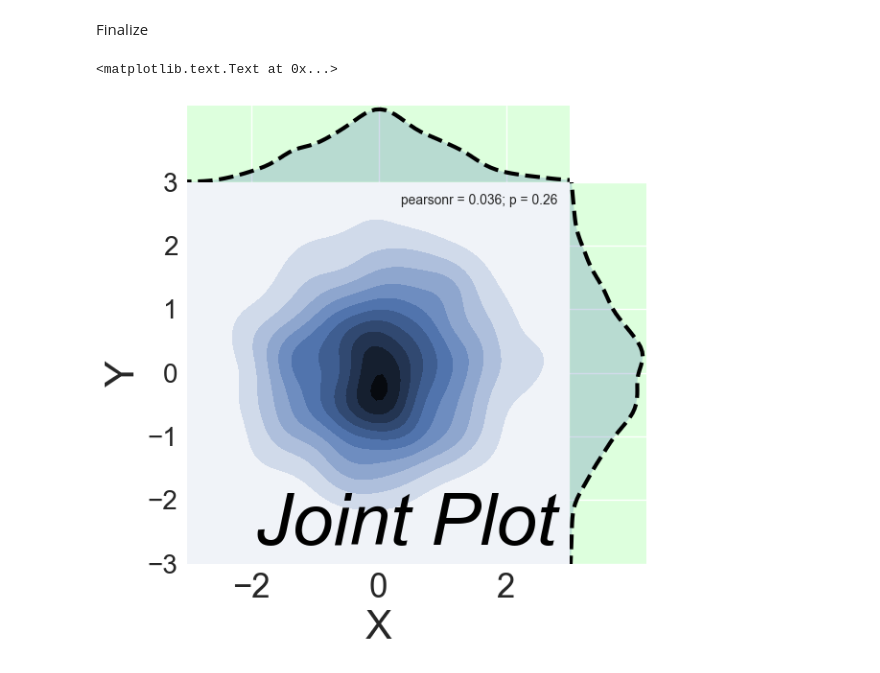
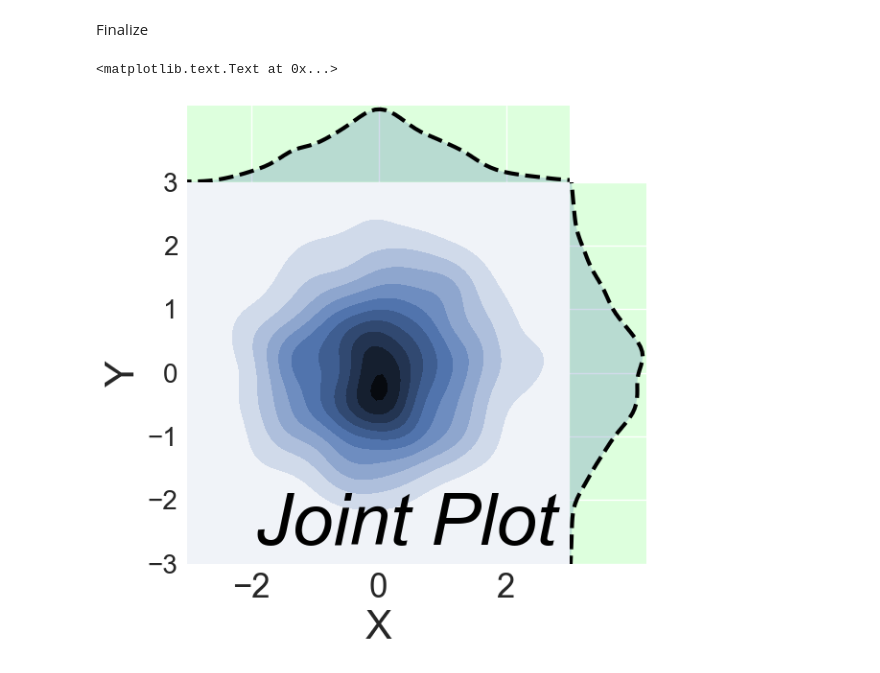
Before and after one commit to apryor6/apryor6.github.io, a Jupyter notebook: visualizations/seaborn/notebooks/jointplot.ipynb, the cells around one changed output. Cells and saved outputs as stored; diff of their text form; code cells hidden in the pictures.

```diff
--- a/visualizations/seaborn/notebooks/jointplot.ipynb
+++ b/visualizations/seaborn/notebooks/jointplot.ipynb
@@ -130,27 +130,28 @@ Finalize
 # %%
 sns.set(rc={'axes.labelsize':30,
             'figure.figsize':(20.0, 10.0),
             'xtick.labelsize':25,
             'ytick.labelsize':20})
 
 from itertools import chain
 p = sns.jointplot(data=df,
                   x='x',
                   y='y',
                   kind='kde',
                   xlim=(-3,3),
                   ylim=(-3,3),
                   space=0,
+                  stat_func=None,
                   marginal_kws={'lw':3,
                                 'bw':0.2}).set_axis_labels('X','Y')
 p.ax_marg_x.set_facecolor('#ccffccaa')
 p.ax_marg_y.set_facecolor('#ccffccaa')
 for l in chain(p.ax_marg_x.axes.lines,p.ax_marg_y.axes.lines):
     l.set_linestyle('--')
     l.set_color('black')
 plt.text(-1.7,-2.7, "Joint Plot", fontsize = 55, color='Black', fontstyle='italic')
 # %% [output]
 <matplotlib.text.Text at 0x...>
-[figure, old version]
+[figure, new version]
 # %%
 p.savefig('../../figures/jointplot.png')
```
Also changed, not shown: 4 other files.
